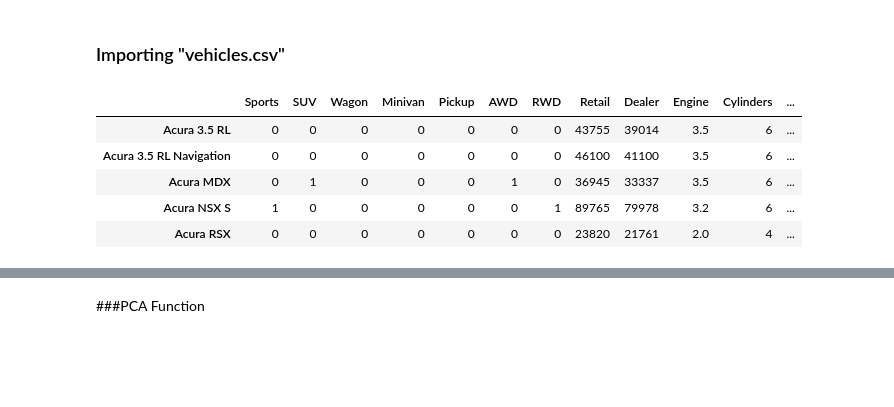
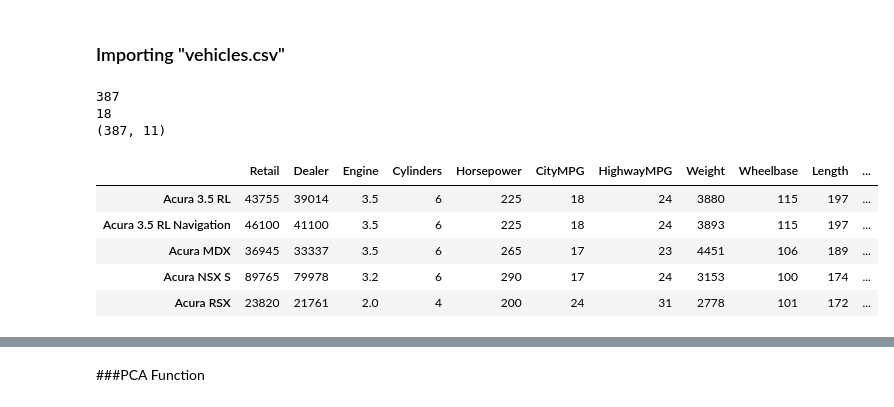
Before and after one commit to GMartinez02/Big-Data---43C8-Fall-2024, a Jupyter notebook: Homework1_PCA_&_nSVA_with_Vehicle_data.ipynb, the cells around one changed output, grey strips where cells are left out. Drawn from its saved outputs; the diff is of its cells as text; code cells hidden in the pictures; blank space fills up the shorter version.

```diff
--- a/Homework1_PCA_&_nSVA_with_Vehicle_data.ipynb
+++ b/Homework1_PCA_&_nSVA_with_Vehicle_data.ipynb
@@ -32,12 +40,20 @@ Path: /content/drive/My Drive/Big Data - 43C8/Homework Code/Homework1
 ### Importing "vehicles.csv"
 # %%
 data = pd.read_csv('vehicles.csv')
+n,m = data.shape
+print(n)
+print(m)
+data = data.iloc[:, 7:m]
 col_names = list(data.columns)
+print(data.shape)
 data.head()
 # %% [output]
+387
+18
+(387, 11)
-|  | Sports | SUV | Wagon | Minivan | Pickup | AWD | RWD | Retail | Dealer | Engine | Cylinders | ... |
-| Acura 3.5 RL | 0 | 0 | 0 | 0 | 0 | 0 | 0 | 43755 | 39014 | 3.5 | 6 | ... |
-| Acura 3.5 RL Navigation | 0 | 0 | 0 | 0 | 0 | 0 | 0 | 46100 | 41100 | 3.5 | 6 | ... |
-| Acura MDX | 0 | 1 | 0 | 0 | 0 | 1 | 0 | 36945 | 33337 | 3.5 | 6 | ... |
-| Acura NSX S | 1 | 0 | 0 | 0 | 0 | 0 | 1 | 89765 | 79978 | 3.2 | 6 | ... |
-| Acura RSX | 0 | 0 | 0 | 0 | 0 | 0 | 0 | 23820 | 21761 | 2.0 | 4 | ... |
+|  | Retail | Dealer | Engine | Cylinders | Horsepower | CityMPG | HighwayMPG | Weight | Wheelbase | Length | ... |
+| Acura 3.5 RL | 43755 | 39014 | 3.5 | 6 | 225 | 18 | 24 | 3880 | 115 | 197 | ... |
+| Acura 3.5 RL Navigation | 46100 | 41100 | 3.5 | 6 | 225 | 18 | 24 | 3893 | 115 | 197 | ... |
+| Acura MDX | 36945 | 33337 | 3.5 | 6 | 265 | 17 | 23 | 4451 | 106 | 189 | ... |
+| Acura NSX S | 89765 | 79978 | 3.2 | 6 | 290 | 17 | 24 | 3153 | 100 | 174 | ... |
+| Acura RSX | 23820 | 21761 | 2.0 | 4 | 200 | 24 | 31 | 2778 | 101 | 172 | ... |
```
Also changed, not shown: parts of 35 cells of this notebook.
